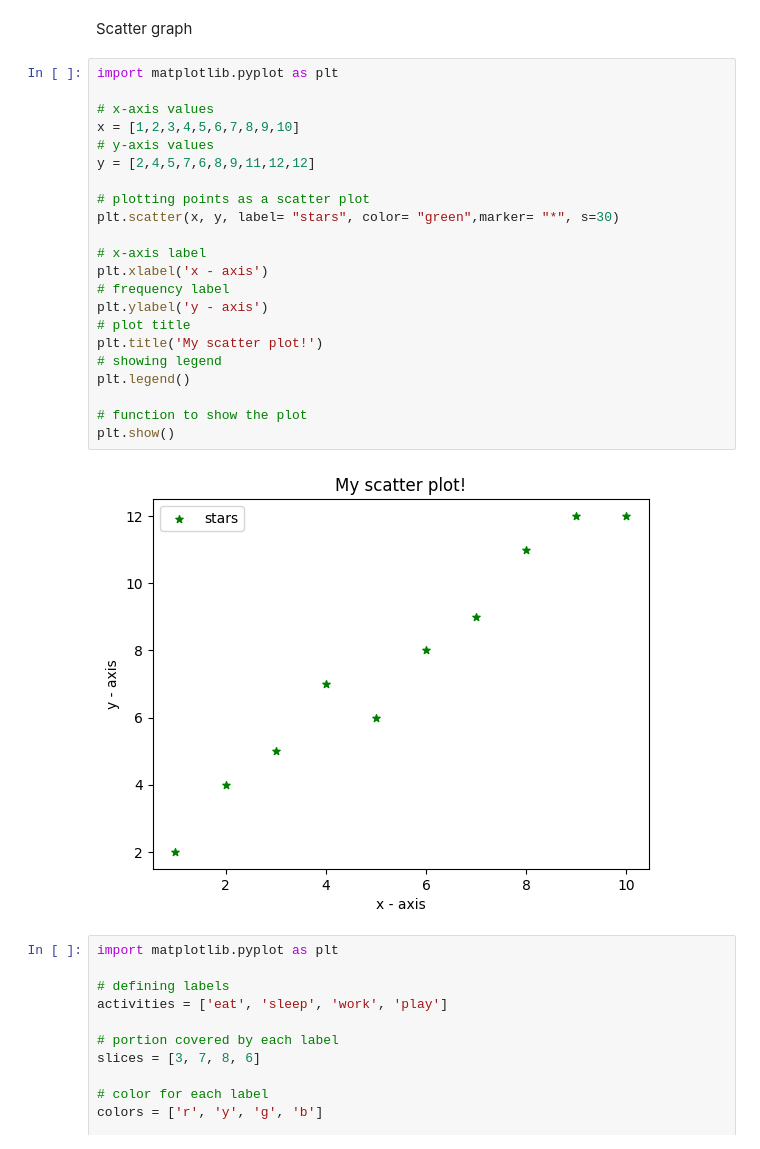
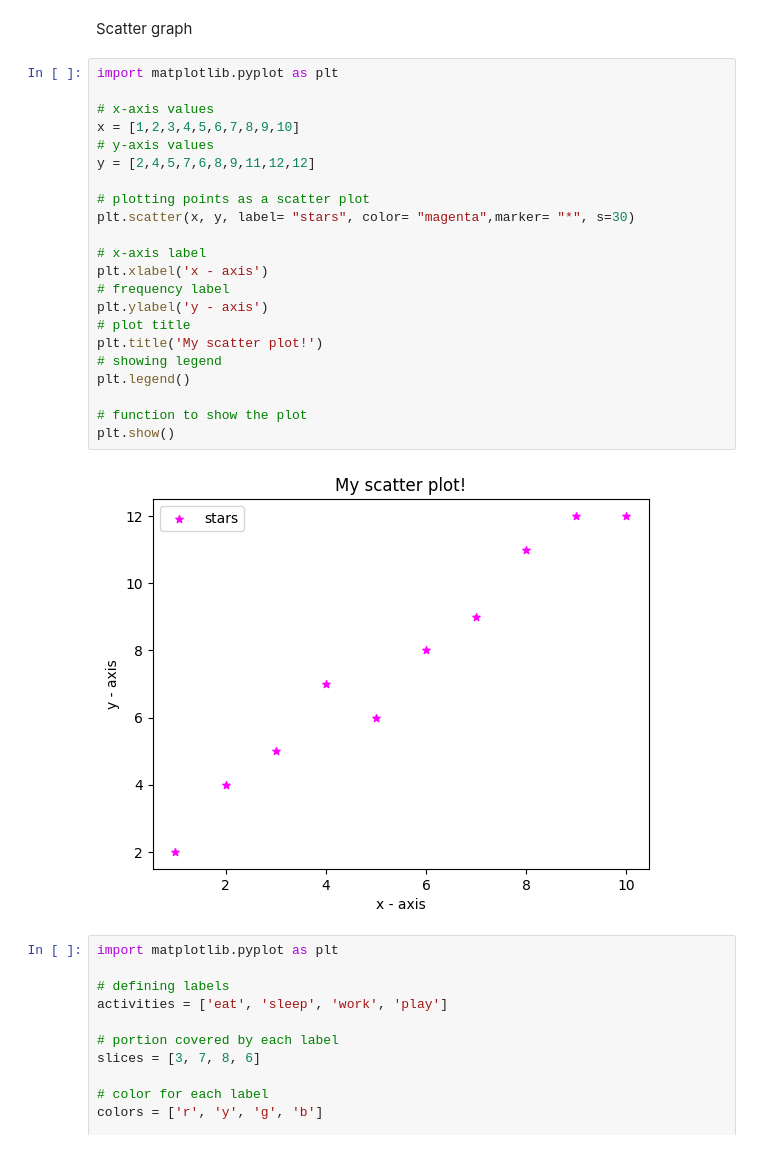
Before and after one commit to shankar1R/AI-ML, a Jupyter notebook: Matplotlib.ipynb, the cells around one changed output. Cells and saved outputs as stored; diff of their text form.

```diff
--- a/Matplotlib.ipynb
+++ b/Matplotlib.ipynb
@@ -98,27 +98,27 @@ Scatter graph
 # %%
 import matplotlib.pyplot as plt
 
 # x-axis values
 x = [1,2,3,4,5,6,7,8,9,10]
 # y-axis values
 y = [2,4,5,7,6,8,9,11,12,12]
 
 # plotting points as a scatter plot
-plt.scatter(x, y, label= "stars", color= "green",marker= "*", s=30)
+plt.scatter(x, y, label= "stars", color= "magenta",marker= "*", s=30)
 
 # x-axis label
 plt.xlabel('x - axis')
 # frequency label
 plt.ylabel('y - axis')
 # plot title
 plt.title('My scatter plot!')
 # showing legend
 plt.legend()
 
 # function to show the plot
 plt.show()
 # %% [output]
-[figure, old version]
+[figure, new version]
 # %%
 import matplotlib.pyplot as plt
 
```
Also changed, not shown: parts of 2 cells of this notebook.
